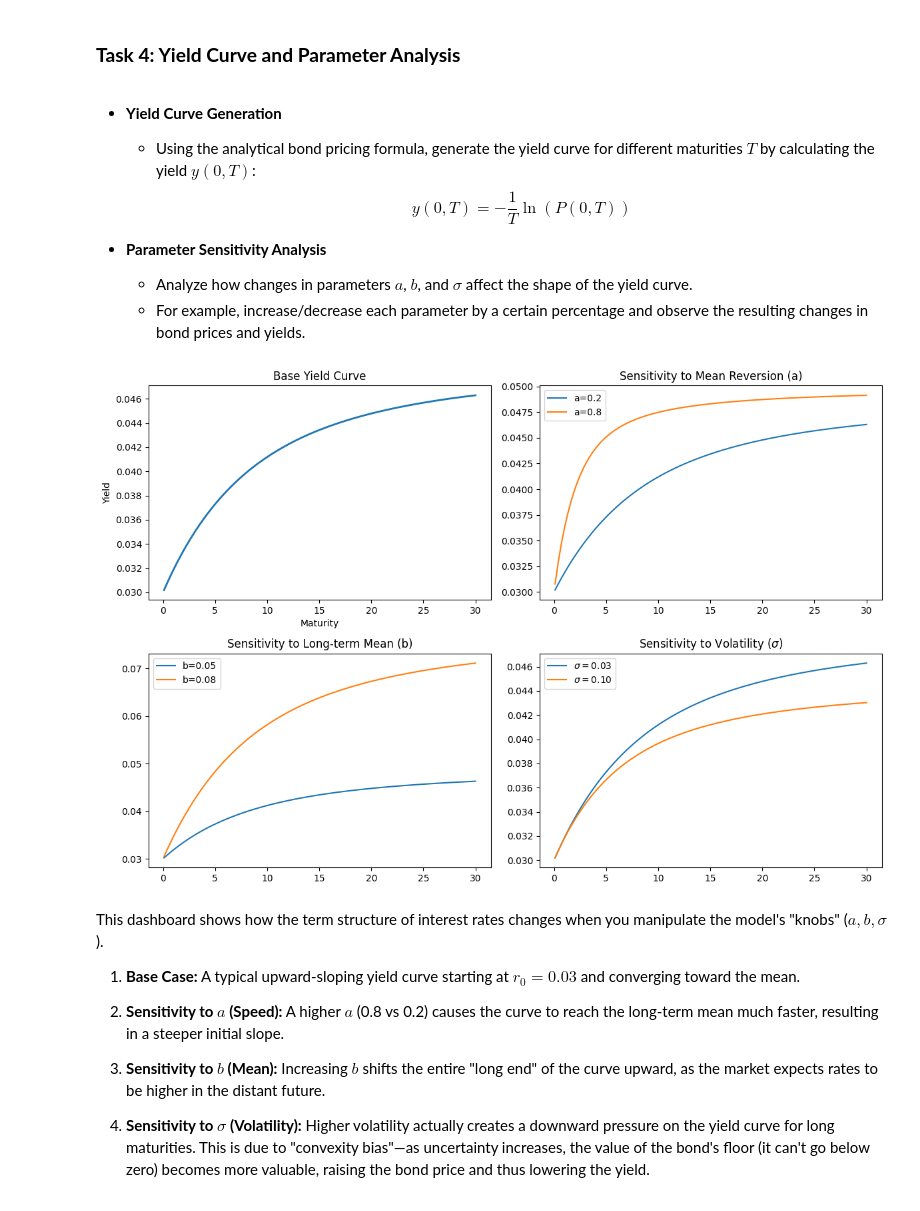
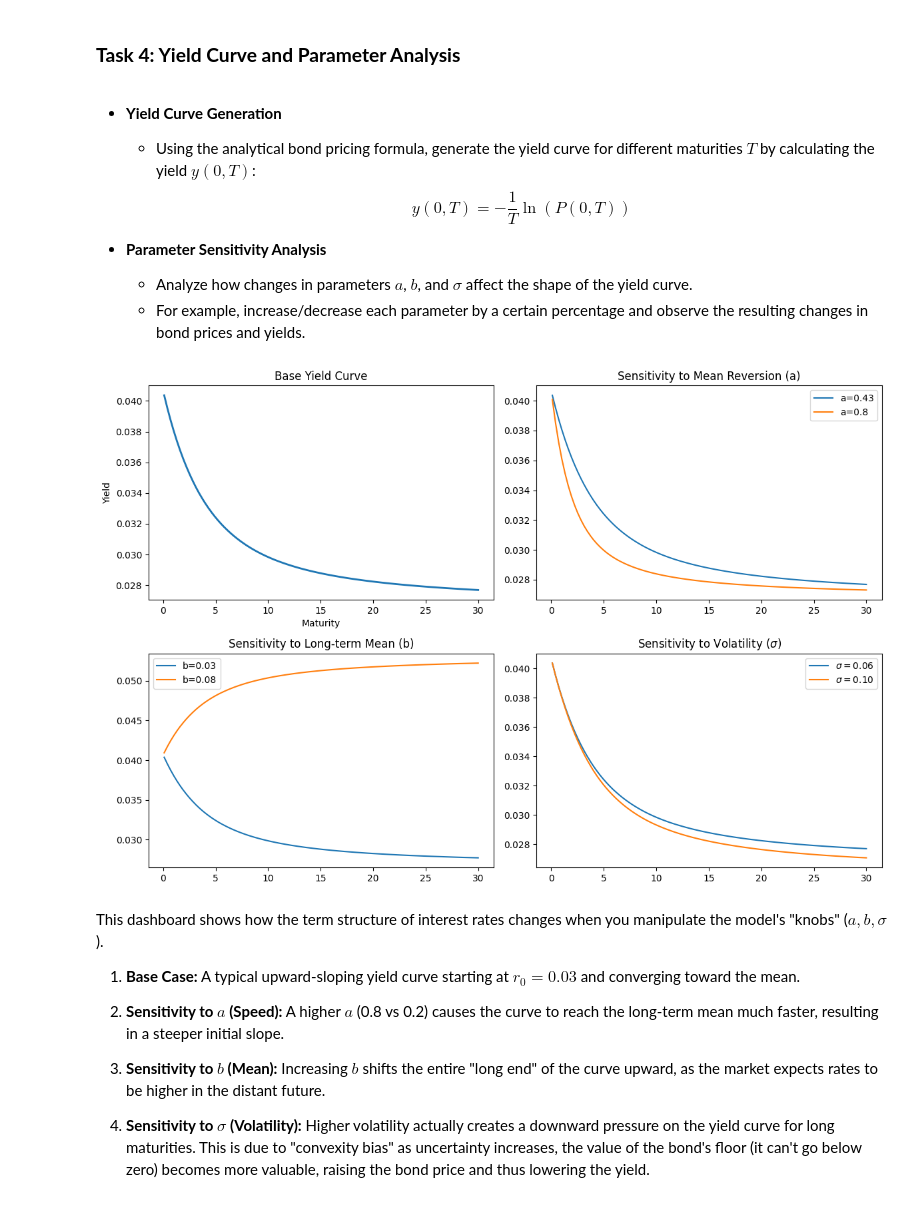
Before and after one commit to PHALMenghak/Interest-Rate-Modeling, a Jupyter notebook: cir_model.ipynb, the cells around one changed output. Cells and saved outputs as stored; diff of their text form; code cells hidden in the pictures.

```diff
--- a/cir_model.ipynb
+++ b/cir_model.ipynb
@@ -89,17 +202,17 @@ def price_bond_mc(rates, dt):
     return np.mean(np.exp(-integral_r))
 # %%
 # Parameters
-a = 0.2
-b = 0.05
-sigma = 0.03
-r0 = 0.03
+# a = 0.2
+# b = 0.05
+# sigma = 0.03
+r0 = rates[-1][0]
 T_max = 10
 dt = 1/252
 n_steps = int(T_max / dt)
 time_grid = np.linspace(0, T_max, n_steps + 1)
 n_paths = 100
-paths = simulate_cir_paths(r0, a, b, sigma, T, dt, n_paths)
+paths = simulate_cir_paths(r0, a, b, sigma, T_max, dt, n_paths)
 mc_price = price_bond_mc(paths, dt)
 
-print(f"Monte Carlo Bond Price (5Y): {mc_price:.4f}")
+print(f"Monte Carlo Bond Price (10Y): {mc_price:.4f}")
 # %% [output]
@@ -175,11 +288,8 @@ Absolute Error: 0.0016
 # %%
 # Task 3: Compare Analytical vs Simulated Prices
 
-# Parameters
-a_base = 0.2
-b_base = 0.05
-sigma_base = 0.03
-r0 = 0.03
+
+r0 = rates[-1][0]
 T_max = 10
 dt = 1/252
 n_steps = int(T_max / dt)
@@ -187,11 +297,11 @@ time_grid = np.linspace(0, T_max, n_steps + 1)
 n_paths = 100
 
 maturities = np.arange(1, 11)
-analytical_prices = [cir_analytical_price(r0, a_base, b_base, sigma_base, T) for T in maturities]
+analytical_prices = [cir_analytical_price(r0, a, b, sigma, T) for T in maturities]
 
 # Monte Carlo with N=500
 n_paths_mc = 500
-full_paths = simulate_cir_paths(r0, a_base, b_base, sigma_base, 10, dt, n_paths_mc)
+full_paths = simulate_cir_paths(r0, a, b, sigma, 10, dt, n_paths_mc)
 mc_prices = []
 for T in maturities:
     steps_T = int(T / dt)
@@ -245,48 +355,48 @@ comparison_df
 ### **Task 4: Yield Curve and Parameter Analysis**
 # %% [markdown]
 - **Yield Curve Generation**
-    - Using the analytical bond pricing formula, generate the yield curve for different maturities $ T $ by calculating the yield $ y(0,T) $:
+    - Using the analytical bond pricing formula, generate the yield curve for different maturities $T$ by calculating the yield $ y(0,T) $:
     $$ y(0,T) = -\frac{1}{T} \ln(P(0,T)) $$
 
 - **Parameter Sensitivity Analysis**
-    - Analyze how changes in parameters $ a $, $ b $, and $ \sigma $ affect the shape of the yield curve.
+    - Analyze how changes in parameters $a$, $b$, and $\sigma$ affect the shape of the yield curve.
     - For example, increase/decrease each parameter by a certain percentage and observe the resulting changes in bond prices and yields.
 # %%
 # Task 4: Yield Curve and Sensitivity
 m_yields = np.linspace(0.1, 30, 100)
 def get_yields(a, b, sigma):
     prices = [cir_analytical_price(r0, a, b, sigma, T) for T in m_yields]
     return -np.log(prices) / m_yields
 
 plt.figure(figsize=(12, 8))
 plt.subplot(2, 2, 1)
-plt.plot(m_yields, get_yields(a_base, b_base, sigma_base), label='Base Case', lw=2)
+plt.plot(m_yields, get_yields(a, b, sigma), label='Base Case', lw=2)
 plt.title("Base Yield Curve")
 plt.xlabel("Maturity")
 plt.ylabel("Yield")
 
 plt.subplot(2, 2, 2)
-plt.plot(m_yields, get_yields(a_base, b_base, sigma_base), label='a=0.2')
-plt.plot(m_yields, get_yields(0.8, b_base, sigma_base), label='a=0.8')
+plt.plot(m_yields, get_yields(a, b, sigma), label=f'a={a:.2f}')
+plt.plot(m_yields, get_yields(2*a, b, sigma), label='a=0.8')
 plt.title("Sensitivity to Mean Reversion (a)")
 plt.legend()
 
 plt.subplot(2, 2, 3)
-plt.plot(m_yields, get_yields(a_base, b_base, sigma_base), label='b=0.05')
-plt.plot(m_yields, get_yields(a_base, 0.08, sigma_base), label='b=0.08')
+plt.plot(m_yields, get_yields(a, b, sigma), label=f'b={b:.2f}')
+plt.plot(m_yields, get_yields(a, 2*b, sigma), label='b=0.08')
 plt.title("Sensitivity to Long-term Mean (b)")
 plt.legend()
 
 plt.subplot(2, 2, 4)
-plt.plot(m_yields, get_yields(a_base, b_base, sigma_base), label='$\sigma=0.03$')
-plt.plot(m_yields, get_yields(a_base, b_base, 0.1), label='$\sigma=0.10$')
+plt.plot(m_yields, get_yields(a, b, sigma), label=f'$\sigma={sigma:.2f}$')
+plt.plot(m_yields, get_yields(a, b, 2*sigma), label='$\sigma=0.10$')
 plt.title("Sensitivity to Volatility ($\sigma$)")
 plt.legend()
 
 plt.tight_layout()
 plt.show()
 # %% [output]
-[figure, old version]
+[figure, new version]
 # %% [markdown]
 This dashboard shows how the term structure of interest rates changes when you manipulate the model's "knobs" ($a, b, \sigma$).
 
@@ -296,4 +406,4 @@ This dashboard shows how the term structure of interest rates changes when you m
 
 3. **Sensitivity to $b$ (Mean):** Increasing $b$ shifts the entire "long end" of the curve upward, as the market expects rates to be higher in the distant future.
 
-4. **Sensitivity to $\sigma$ (Volatility):** Higher volatility actually creates a downward pressure on the yield curve for long maturities. This is due to "convexity bias"—as uncertainty increases, the value of the bond's floor (it can't go below zero) becomes more valuable, raising the bond price and thus lowering the yield.
+4. **Sensitivity to $\sigma$ (Volatility):** Higher volatility actually creates a downward pressure on the yield curve for long maturities. This is due to "convexity bias" as uncertainty increases, the value of the bond's floor (it can't go below zero) becomes more valuable, raising the bond price and thus lowering the yield.
```
Also changed, not shown: parts of 16 cells of this notebook, 12 other files.
